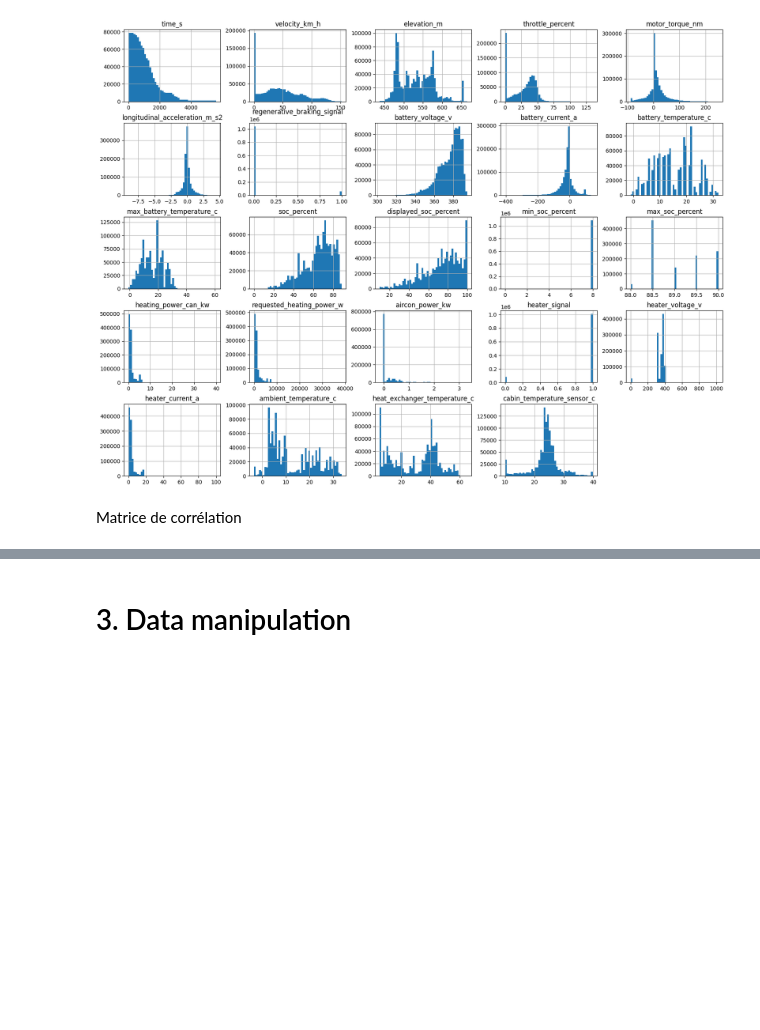
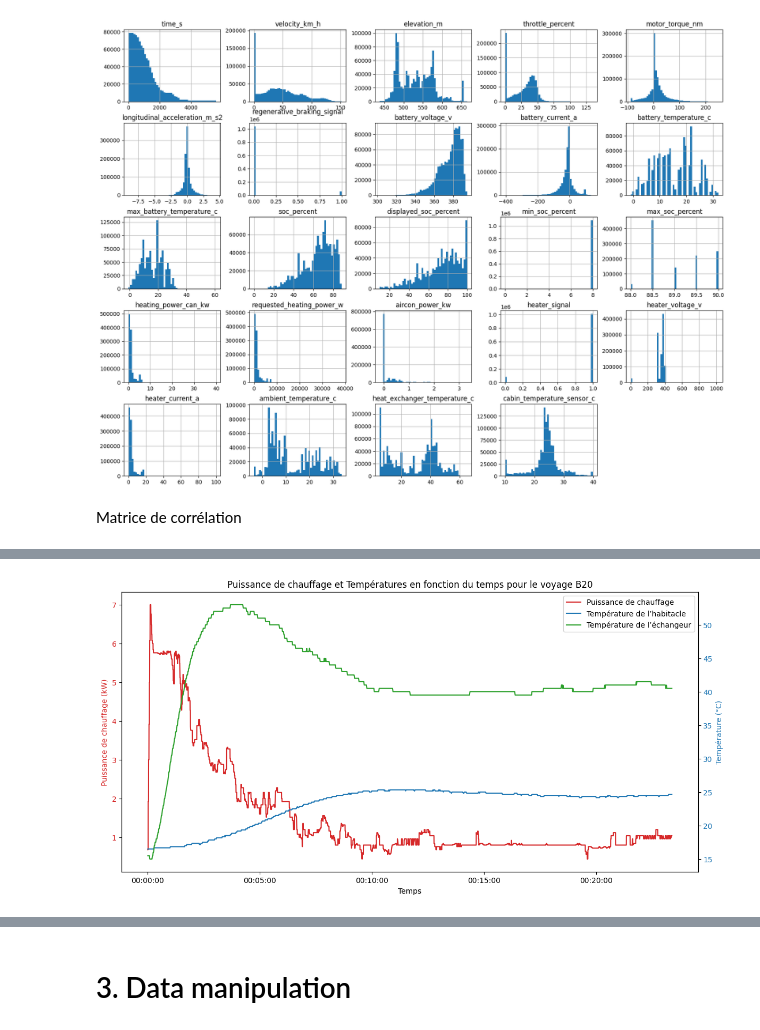
Before and after one commit to nathanboschi25/S4_DataViz_Project, a Jupyter notebook: Project.ipynb, the cells around one changed output, grey strips where cells are left out. Cells and saved outputs as stored; diff of their text form; code cells hidden in the pictures; blank space fills up the shorter version.

```diff
--- a/Project.ipynb
+++ b/Project.ipynb
@@ -321,0 +345,40 @@ plt.show()
+# %%
+# Création d'une copie explicite pour éviter SettingWithCopyWarning
+df_b20 = df[df['trip_id'] == 'B20'].copy()
+
+# Convertir 'time_s' en datetime
+df_b20['time_s'] = pd.to_datetime(df_b20['time_s'], unit='s')
+
+
+# Créer un graphique avec deux axes y
+fig, ax1 = plt.subplots(figsize=(12, 6))
+
+# Configurer le premier axe (ax1) pour la puissance de chauffage
+color = 'tab:red'
+ax1.set_xlabel('Temps')
+ax1.set_ylabel('Puissance de chauffage (kW)', color=color)
+ax1.plot(df_b20['time_s'], df_b20['heating_power_can_kw'], color=color, label='Puissance de chauffage')
+ax1.tick_params(axis='y', labelcolor=color)
+ax1.xaxis.set_major_formatter(formatter)
+
+# Configurer un deuxième axe (ax2) pour les températures
+ax2 = ax1.twinx()
+color = 'tab:blue'
+ax2.set_ylabel('Température (°C)', color=color)
+# Tracer la température de l'habitacle
+ax2.plot(df_b20['time_s'], df_b20['cabin_temperature_sensor_c'], color=color, label='Température de l’habitacle')
+# Tracer la température de l'échangeur de chaleur
+ax2.plot(df_b20['time_s'], df_b20['heat_exchanger_temperature_c'], color='tab:green', label='Température de l’échangeur')
+ax2.tick_params(axis='y', labelcolor=color)
+
+# Ajouter une légende
+lines, labels = ax1.get_legend_handles_labels()
+lines2, labels2 = ax2.get_legend_handles_labels()
+ax2.legend(lines + lines2, labels + labels2, loc='upper right')
+
+# Titre et format
+fig.tight_layout()
+plt.title('Puissance de chauffage et Températures en fonction du temps pour le voyage B20')
+plt.show()
+# %% [output]
+[figure, added]
```
Also changed, not shown: parts of 10 cells of this notebook.
